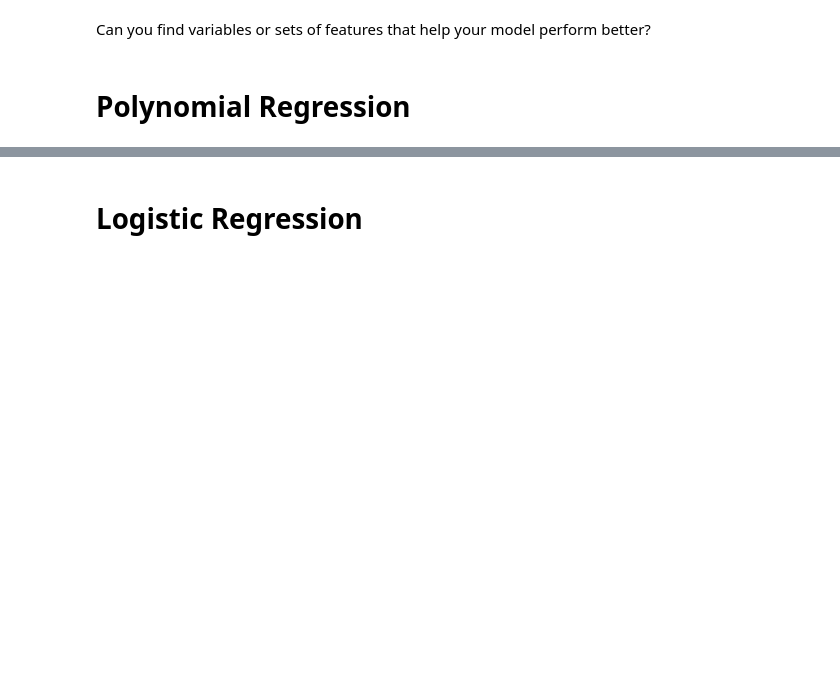
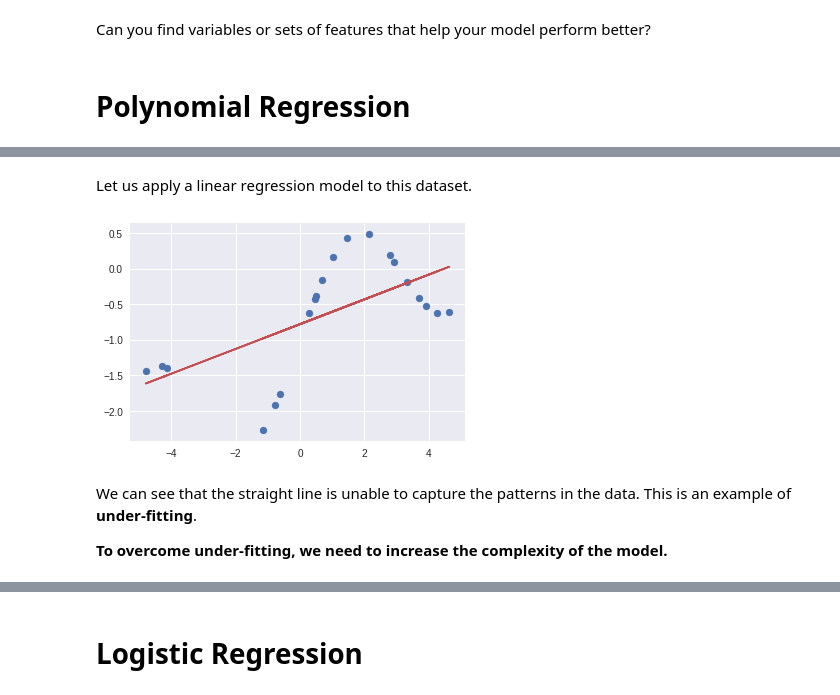
Before and after one commit to olibel270/Workshop1JupyterNote, a Jupyter notebook: kernel.ipynb, the cells around one changed output, grey strips where cells are left out. Cells and saved outputs as stored; diff of their text form; code cells hidden in the pictures; blank space fills up the shorter version.

```diff
--- a/kernel.ipynb
+++ b/kernel.ipynb
@@ -821,0 +742,20 @@ Can you find variables or sets of features that help your model perform better?
+# %% [markdown]
+Let us apply a linear regression model to this dataset.
+# %%
+from sklearn.linear_model import LinearRegression
+
+model = LinearRegression()
+model.fit(x, y)
+y_pred = model.predict(x)
+
+plt.scatter(x, y)
+plt.plot(x, y_pred, color='r')
+plt.show()
+
+mse = mean_squared_error(y,y_pred)
+# %% [output]
+[figure, added]
+# %% [markdown]
+We can see that the straight line is unable to capture the patterns in the data. This is an example of **under-fitting**.
+
+**To overcome under-fitting, we need to increase the complexity of the model.**
```
Also changed, not shown: parts of 64 cells of this notebook.
